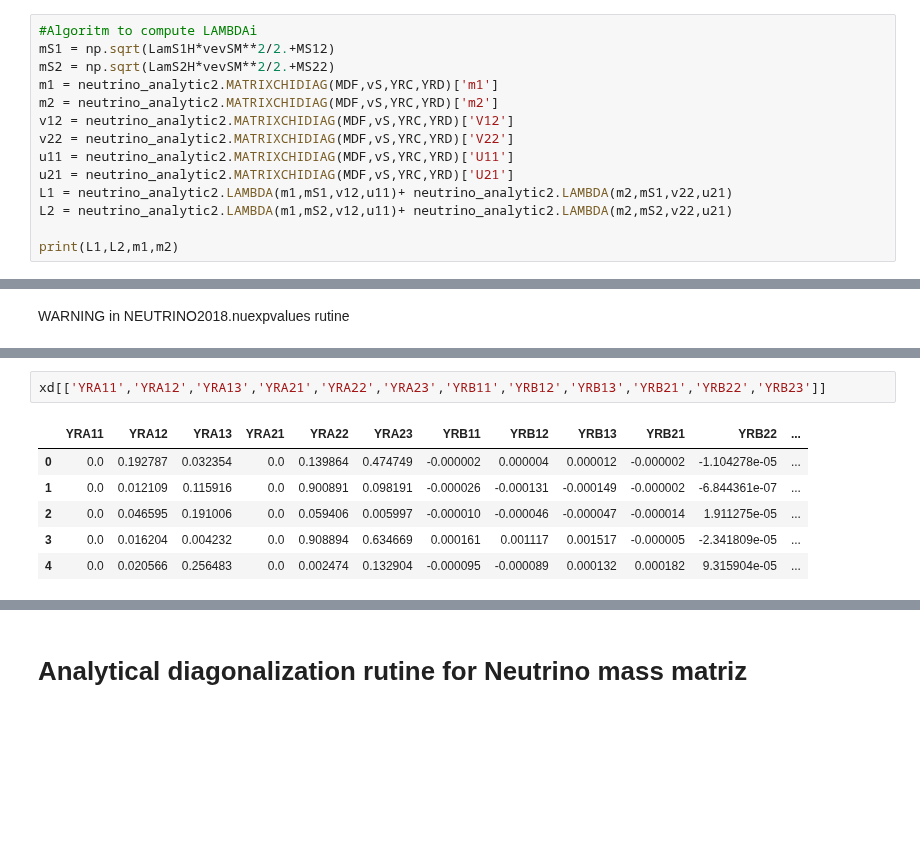
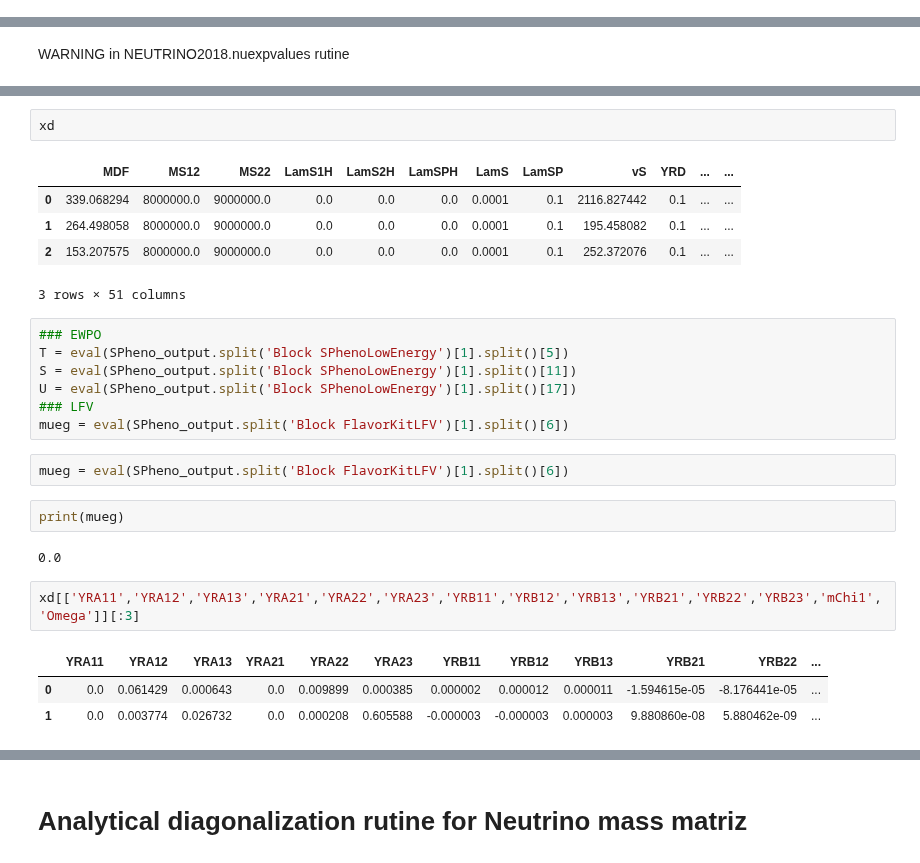
Before and after one commit to anferivera/SDdiracDM, a Jupyter notebook: run_model_script.ipynb, the cells around one changed output, grey strips where cells are left out. Saved outputs shown, nothing was run; the diff lists cells and outputs as text; blank space fills up the shorter version.

```diff
--- a/run_model_script.ipynb
+++ b/run_model_script.ipynb
@@ -39,14 +36,0 @@ $\Lambda_i$ values
-# %%
-#Algoritm to compute LAMBDAi
-mS1 = np.sqrt(LamS1H*vevSM**2/2.+MS12)
-mS2 = np.sqrt(LamS2H*vevSM**2/2.+MS22)
-m1 = neutrino_analytic2.MATRIXCHIDIAG(MDF,vS,YRC,YRD)['m1']
-m2 = neutrino_analytic2.MATRIXCHIDIAG(MDF,vS,YRC,YRD)['m2']
-v12 = neutrino_analytic2.MATRIXCHIDIAG(MDF,vS,YRC,YRD)['V12']
-v22 = neutrino_analytic2.MATRIXCHIDIAG(MDF,vS,YRC,YRD)['V22']
-u11 = neutrino_analytic2.MATRIXCHIDIAG(MDF,vS,YRC,YRD)['U11']
-u21 = neutrino_analytic2.MATRIXCHIDIAG(MDF,vS,YRC,YRD)['U21']
-L1 = neutrino_analytic2.LAMBDA(m1,mS1,v12,u11)+ neutrino_analytic2.LAMBDA(m2,mS1,v22,u21)
-L2 = neutrino_analytic2.LAMBDA(m1,mS2,v12,u11)+ neutrino_analytic2.LAMBDA(m2,mS2,v22,u21)
-
-print(L1,L2,m1,m2)
@@ -407,10 +451,28 @@ The program spent 4.637748718261719 s running 5 times
+# %%
+xd
+# %% [output]
+|  | MDF | MS12 | MS22 | LamS1H | LamS2H | LamSPH | LamS | LamSP | vS | YRD | ... | ... |
+| 0 | 339.068294 | 8000000.0 | 9000000.0 | 0.0 | 0.0 | 0.0 | 0.0001 | 0.1 | 2116.827442 | 0.1 | ... | ... |
+| 1 | 264.498058 | 8000000.0 | 9000000.0 | 0.0 | 0.0 | 0.0 | 0.0001 | 0.1 | 195.458082 | 0.1 | ... | ... |
+| 2 | 153.207575 | 8000000.0 | 9000000.0 | 0.0 | 0.0 | 0.0 | 0.0001 | 0.1 | 252.372076 | 0.1 | ... | ... |
+3 rows × 51 columns
+# %%
+### EWPO
+T = eval(SPheno_output.split('Block SPhenoLowEnergy')[1].split()[5])
+S = eval(SPheno_output.split('Block SPhenoLowEnergy')[1].split()[11])
+U = eval(SPheno_output.split('Block SPhenoLowEnergy')[1].split()[17])
+### LFV
+mueg = eval(SPheno_output.split('Block FlavorKitLFV')[1].split()[6])
+# %%
+mueg = eval(SPheno_output.split('Block FlavorKitLFV')[1].split()[6])
+# %%
+print(mueg)
+# %% [output]
+0.0
 # %%
-xd[['YRA11','YRA12','YRA13','YRA21','YRA22','YRA23','YRB11','YRB12','YRB13','YRB21','YRB22','YRB23']]
+xd[['YRA11','YRA12','YRA13','YRA21','YRA22','YRA23','YRB11','YRB12','YRB13','YRB21','YRB22','YRB23','mChi1','Omega']][:3]
 # %% [output]
 |  | YRA11 | YRA12 | YRA13 | YRA21 | YRA22 | YRA23 | YRB11 | YRB12 | YRB13 | YRB21 | YRB22 | ... |
-| 0 | 0.0 | 0.192787 | 0.032354 | 0.0 | 0.139864 | 0.474749 | -0.000002 | 0.000004 | 0.000012 | -0.000002 | -1.104278e-05 | ... |
-| 1 | 0.0 | 0.012109 | 0.115916 | 0.0 | 0.900891 | 0.098191 | -0.000026 | -0.000131 | -0.000149 | -0.000002 | -6.844361e-07 | ... |
-| 2 | 0.0 | 0.046595 | 0.191006 | 0.0 | 0.059406 | 0.005997 | -0.000010 | -0.000046 | -0.000047 | -0.000014 | 1.911275e-05 | ... |
-| 3 | 0.0 | 0.016204 | 0.004232 | 0.0 | 0.908894 | 0.634669 | 0.000161 | 0.001117 | 0.001517 | -0.000005 | -2.341809e-05 | ... |
-| 4 | 0.0 | 0.020566 | 0.256483 | 0.0 | 0.002474 | 0.132904 | -0.000095 | -0.000089 | 0.000132 | 0.000182 | 9.315904e-05 | ... |
+| 0 | 0.0 | 0.061429 | 0.000643 | 0.0 | 0.009899 | 0.000385 | 0.000002 | 0.000012 | 0.000011 | -1.594615e-05 | -8.176441e-05 | ... |
+| 1 | 0.0 | 0.003774 | 0.026732 | 0.0 | 0.000208 | 0.605588 | -0.000003 | -0.000003 | 0.000003 | 9.880860e-08 | 5.880462e-09 | ... |
 # %%
```
Also changed, not shown: parts of 22 cells of this notebook, 10 other files.
